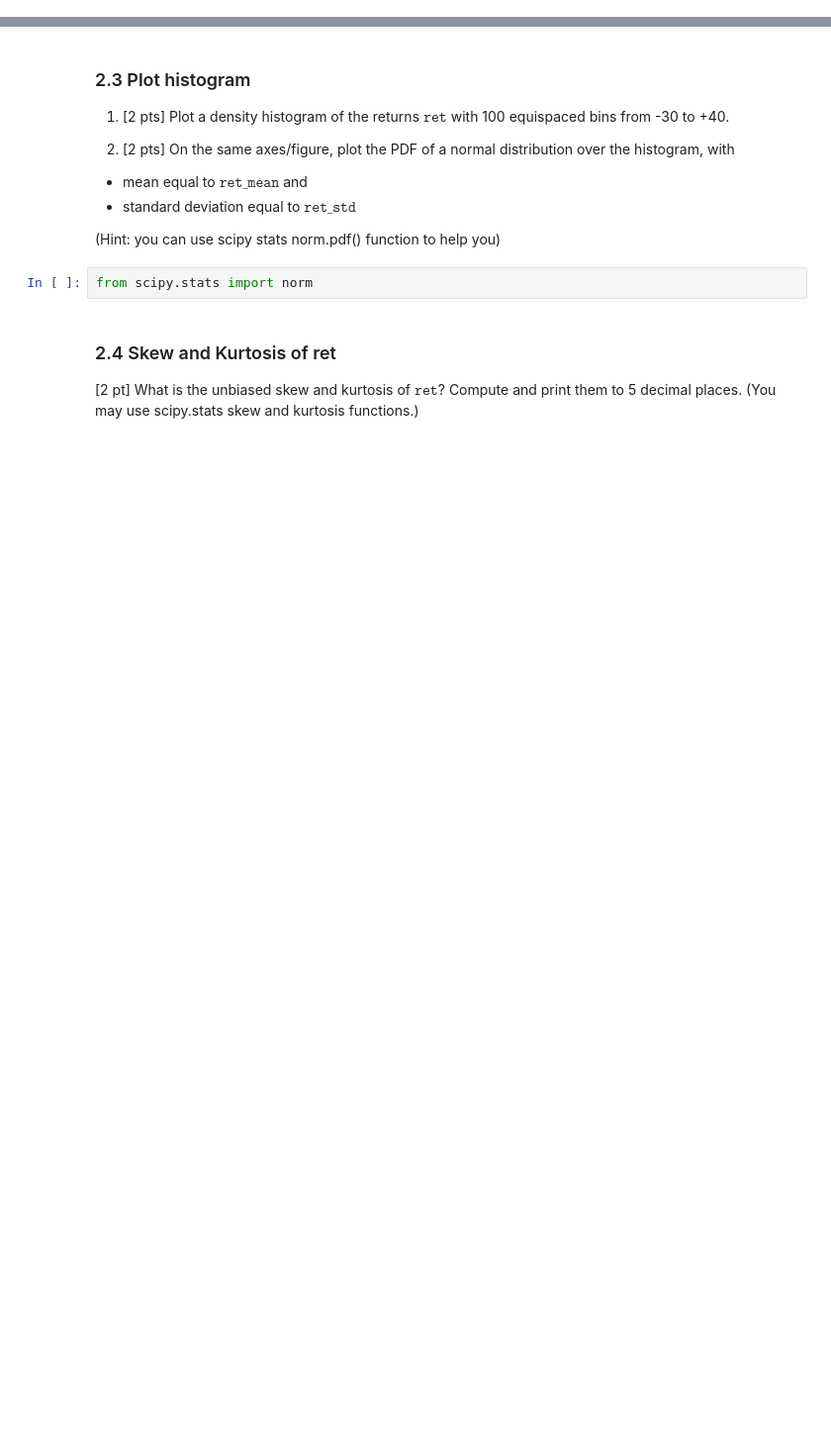
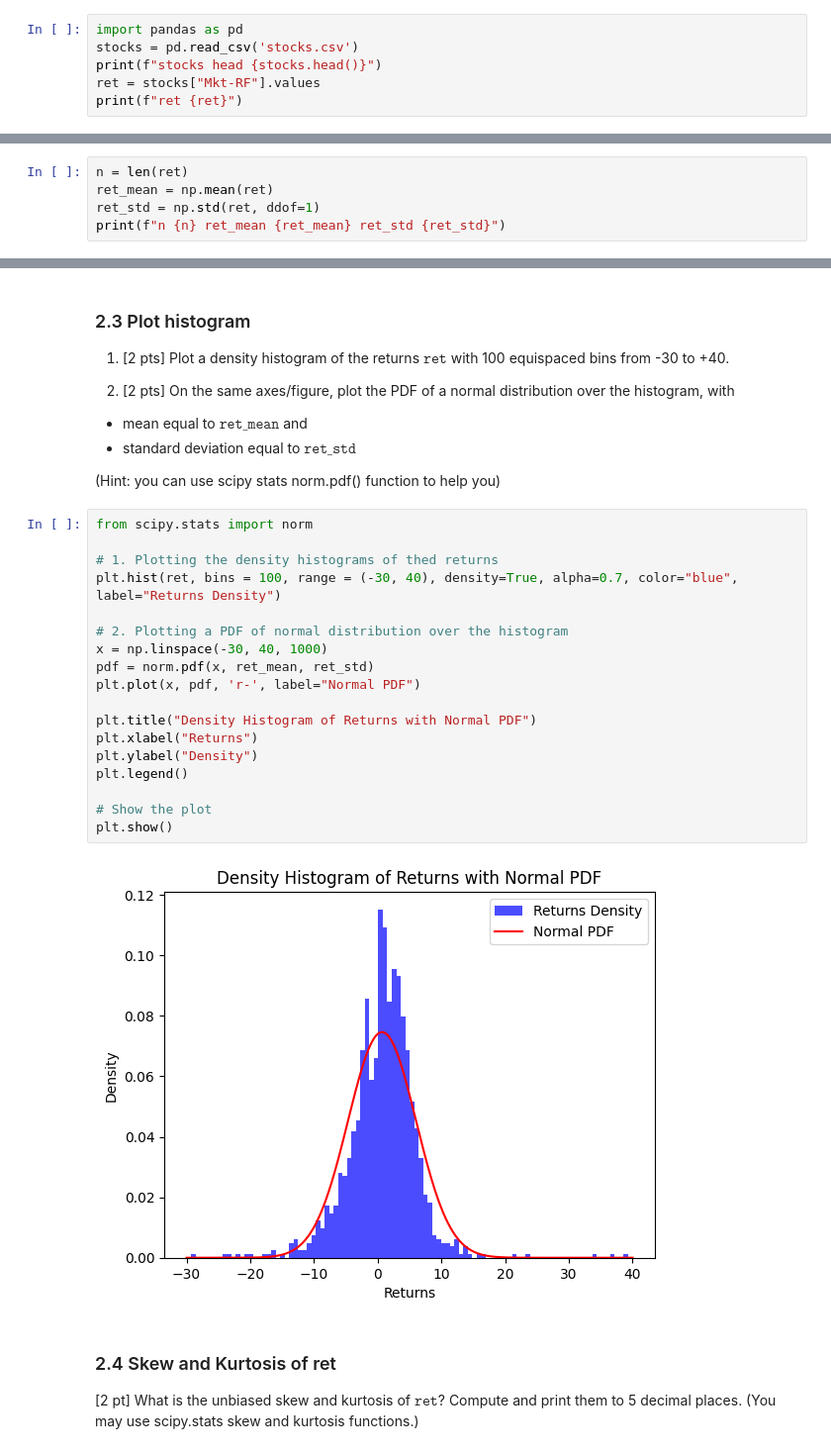
Before and after one commit to klxu03/ml-dl, a Jupyter notebook: data-sci/hw1/hw1-introds-sp24.ipynb, the cells around one changed output, grey strips where cells are left out. Shown at 99% size. Saved outputs shown, nothing was run; the diff lists cells and outputs as text; blank space fills up the shorter version.

```diff
--- a/data-sci/hw1/hw1-introds-sp24.ipynb
+++ b/data-sci/hw1/hw1-introds-sp24.ipynb
@@ -39,0 +91,6 @@ import pandas as pd
+# %%
+import pandas as pd
+stocks = pd.read_csv('stocks.csv')
+print(f"stocks head {stocks.head()}")
+ret = stocks["Mkt-RF"].values
+print(f"ret {ret}")
@@ -44,3 +109,8 @@ import pandas as pd
 3. [1 pt] Define $\texttt{ret\_std}$ as the unbiased estimate of standard deviation of $\texttt{ret}$.
 
 (You can use numpy or scipy functions to compute them. Unbiased estimates of std will affect degree of freedom argument.)
+# %%
+n = len(ret)
+ret_mean = np.mean(ret)
+ret_std = np.std(ret, ddof=1)
+print(f"n {n} ret_mean {ret_mean} ret_std {ret_std}")
@@ -53,8 +125,26 @@ import pandas as pd
 - standard deviation equal to $\texttt{ret\_std}$
 
 (Hint: you can use scipy stats norm.pdf() function to help you)
-# %%
-from scipy.stats import norm
+# %%
+from scipy.stats import norm
+
+# 1. Plotting the density histograms of thed returns
+plt.hist(ret, bins = 100, range = (-30, 40), density=True, alpha=0.7, color="blue", label="Returns Density")
+
+# 2. Plotting a PDF of normal distribution over the histogram
+x = np.linspace(-30, 40, 1000)
+pdf = norm.pdf(x, ret_mean, ret_std)
+plt.plot(x, pdf, 'r-', label="Normal PDF")
+
+plt.title("Density Histogram of Returns with Normal PDF")
+plt.xlabel("Returns")
+plt.ylabel("Density")
+plt.legend()
+
+# Show the plot
+plt.show()
+# %% [output]
+[figure, added]
 # %% [markdown]
 ### 2.4 Skew and Kurtosis of ret
 [2 pt] What is the unbiased skew and kurtosis of $\texttt{ret}$? Compute and print them to 5 decimal places. (You may use scipy.stats skew and kurtosis functions.)
```
Also changed, not shown: parts of 15 cells of this notebook.
